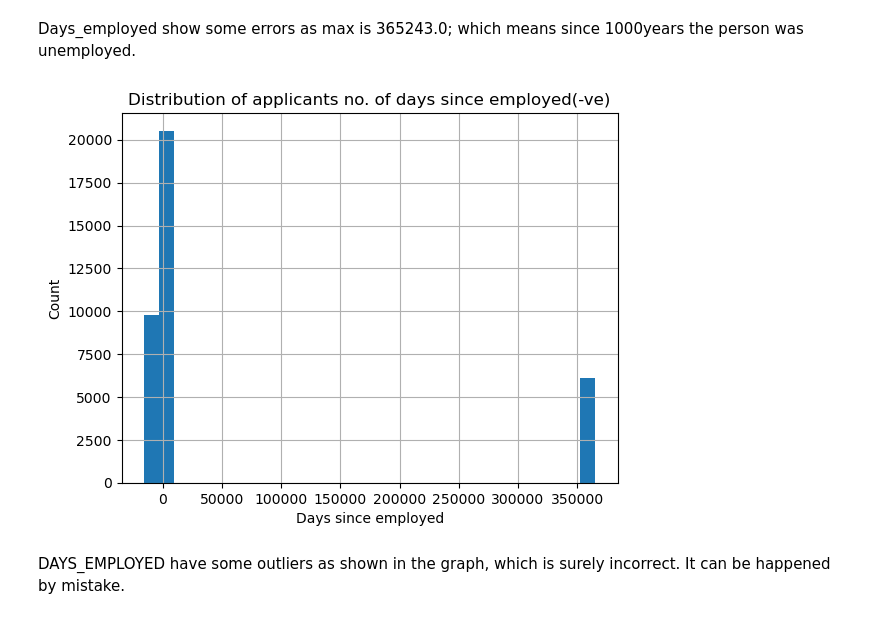
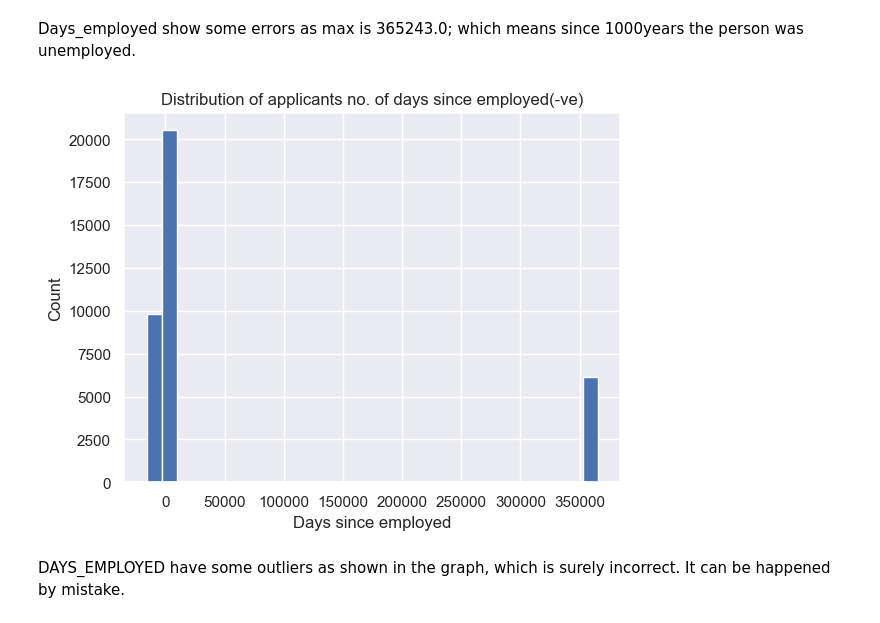
Before and after one commit to Gibi1997/Springboard-Project-Capstone-2, a Jupyter notebook: Data_wrangling.ipynb, the cells around one changed output. Drawn from its saved outputs; the diff is of its cells as text; code cells hidden in the pictures.

```diff
--- a/Data_wrangling.ipynb
+++ b/Data_wrangling.ipynb
@@ -482,12 +482,14 @@ df_applicant.describe().T
 # %% [markdown]
 Days_employed show some errors as max is 365243.0; which means since 1000years the person was unemployed.
 # %%
+#Plotting Distribution of applicants no. of days since employed(-ve)
+sns.set()
 df_applicant.DAYS_EMPLOYED.hist(bins=30)
 plt.xlabel('Days since employed')
 plt.ylabel('Count')
 plt.title('Distribution of applicants no. of days since employed(-ve)');
 # %% [output]
-[figure, old version]
+[figure, new version]
 # %% [markdown]
 DAYS_EMPLOYED have some outliers as shown in the graph, which is surely incorrect. It can be happened by mistake.
 # %%
```
Also changed, not shown: parts of 1 cell of this notebook.
